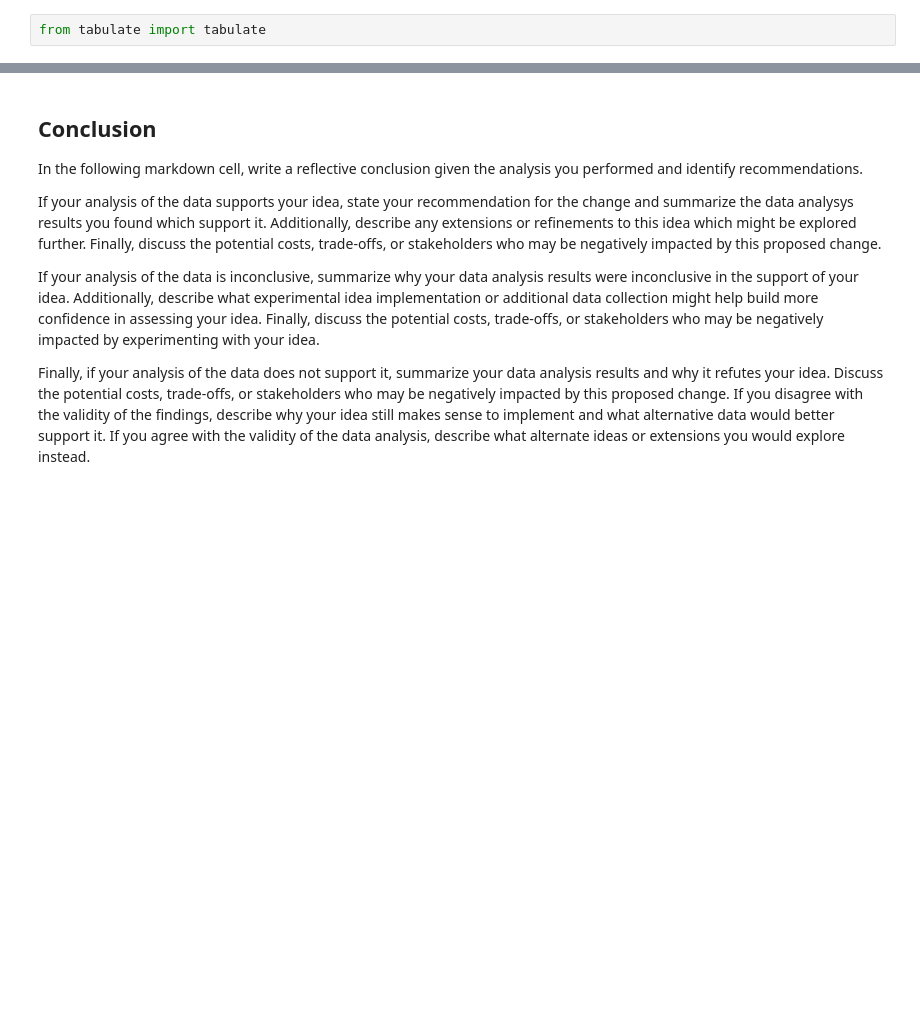
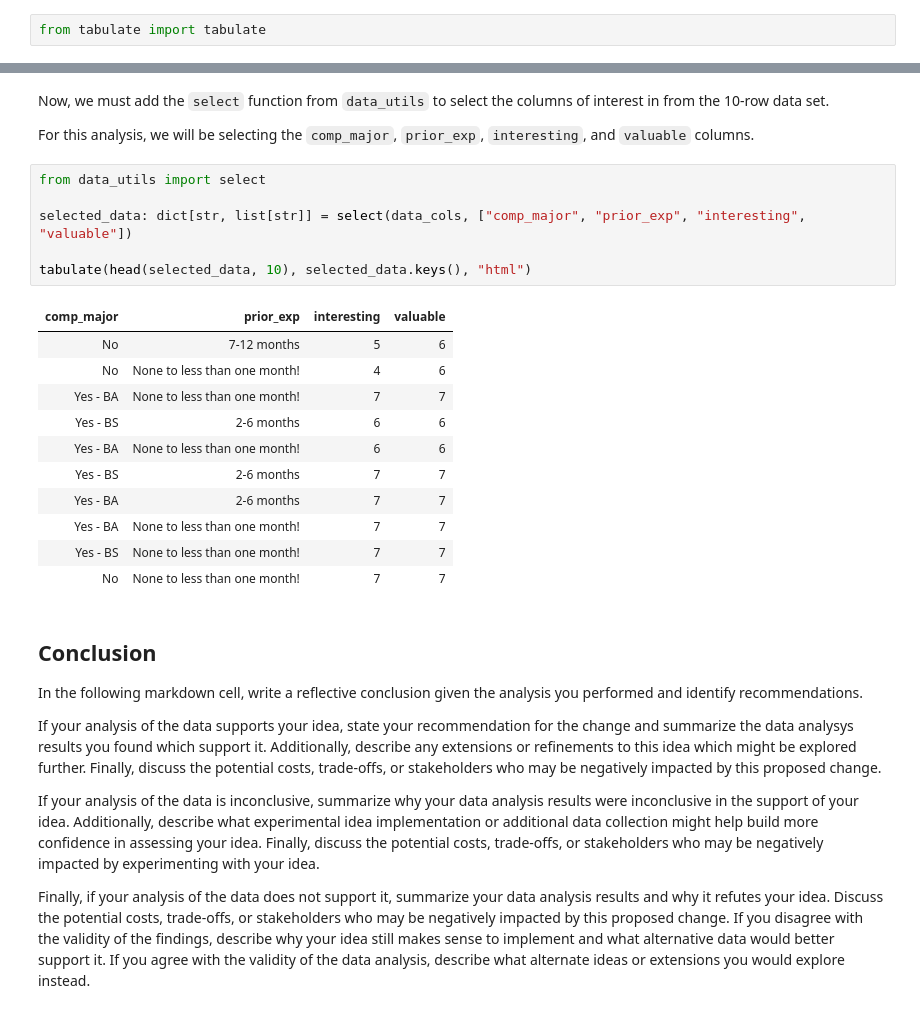
Before and after one commit to comp110-22s/comp110-22s-workspace, a Jupyter notebook: exercises/ex08/analysis.ipynb, the cells around one changed output, grey strips where cells are left out. Drawn from its saved outputs; the diff is of its cells as text; blank space fills up the shorter version.

```diff
--- a/exercises/ex08/analysis.ipynb
+++ b/exercises/ex08/analysis.ipynb
@@ -112,3 +130,25 @@ SURVEY_DATA_CSV_FILE_PATH: str = "../../data/survey.csv"
+# %% [markdown]
+Now, we must add the `select` function from `data_utils` to select the columns of interest in from the 10-row data set.
+
+For this analysis, we will be selecting the `comp_major`, `prior_exp`, `interesting`, and `valuable` columns.
+# %%
+from data_utils import select
+
+selected_data: dict[str, list[str]] = select(data_cols, ["comp_major", "prior_exp", "interesting", "valuable"])
+
+tabulate(head(selected_data, 10), selected_data.keys(), "html")
+# %% [output]
+| comp_major | prior_exp | interesting | valuable |
+| No | 7-12 months | 5 | 6 |
+| No | None to less than one month! | 4 | 6 |
+| Yes - BA | None to less than one month! | 7 | 7 |
+| Yes - BS | 2-6 months | 6 | 6 |
+| Yes - BA | None to less than one month! | 6 | 6 |
+| Yes - BS | 2-6 months | 7 | 7 |
+| Yes - BA | 2-6 months | 7 | 7 |
+| Yes - BA | None to less than one month! | 7 | 7 |
+| Yes - BS | None to less than one month! | 7 | 7 |
+| No | None to less than one month! | 7 | 7 |
 # %% [markdown]
 ## Conclusion
 
```
Also changed, not shown: parts of 12 cells of this notebook, 1 other file.
